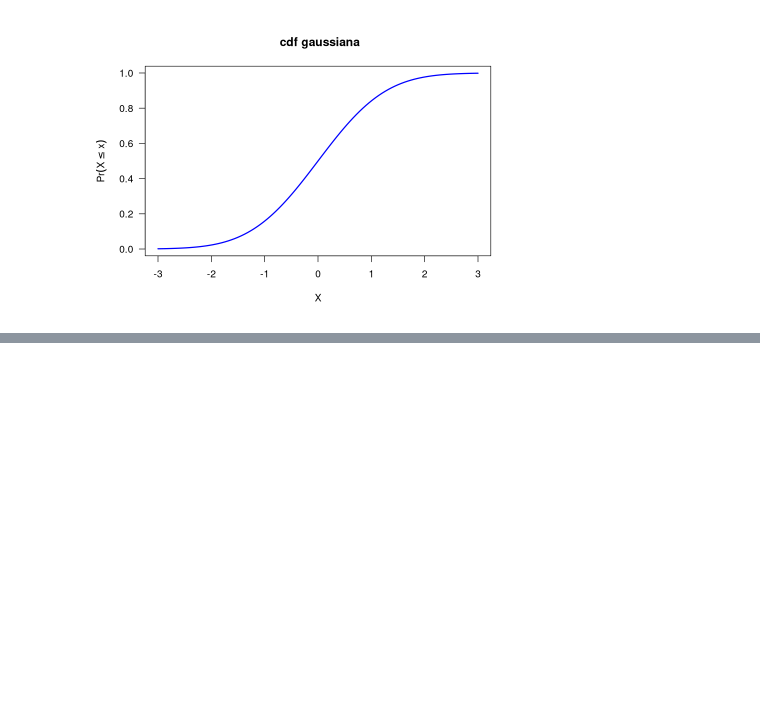
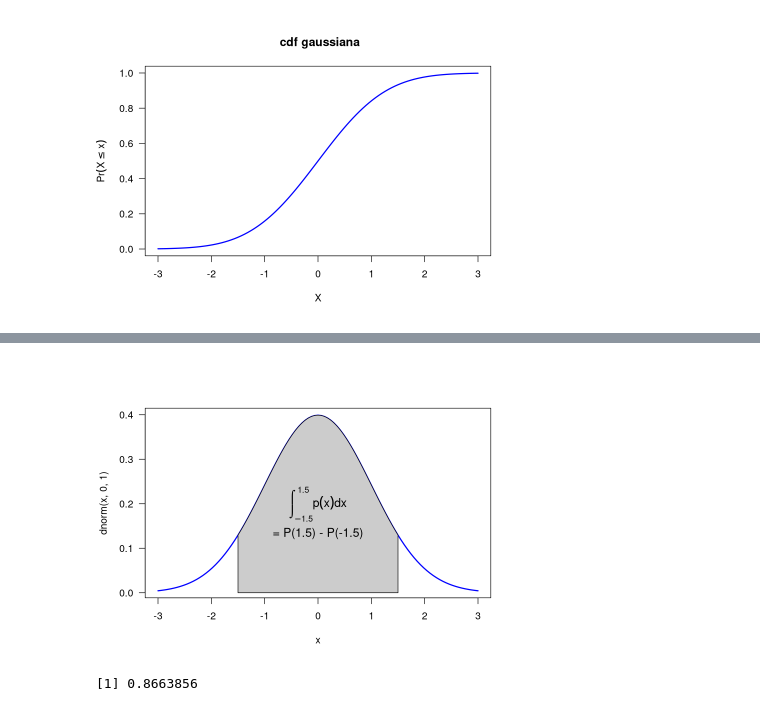
Before and after one commit to jealcalat/Analisis_multivariado-deprecated-, a Jupyter notebook: 2_modelos_multivariados/2.1_funciones_distribucion_densidad.ipynb, the cells around one changed output, grey strips where cells are left out. Cells and saved outputs as stored; diff of their text form; code cells hidden in the pictures; blank space fills up the shorter version.

Commit message:
plots cdf

```diff
--- a/2_modelos_multivariados/2.1_funciones_distribucion_densidad.ipynb
+++ b/2_modelos_multivariados/2.1_funciones_distribucion_densidad.ipynb
@@ -76,0 +92,34 @@ curve(pnorm(x, mean = 0, sd = 1),
+# %%
+par(las = 1)
+curve(
+  dnorm(x, 0, 1),
+  from = -3, to = 3,
+  col = "blue",
+  lwd = 2
+)
+from_x <- -1.5
+to_x <- 1.5
+sx  <- c(from_x, seq(from_x, to_x, 0.01), to_x)
+sy  <- c(0, dnorm(seq(from_x, to_x, 0.01)), 0)
+polygon(
+  sx, sy,
+  col = grey(0.8)
+)
+text(
+  x = 0,
+  y = dnorm(0, 0) / 2,
+  labels = expression(integral(p(x) * dx, -1.5, 1.5)),
+  cex = 1.2
+)
+text(
+  x = 0,
+  y = dnorm(0, 0)/3,
+  labels = '= P(1.5) - P(-1.5)',
+  cex = 1.2
+)
+# %% [output]
+[figure, added]
+# %%
+pnorm(1.5) - pnorm(-1.5)
+# %% [output]
+[1] 0.8663856
```
Also changed, not shown: parts of 2 cells of this notebook.
